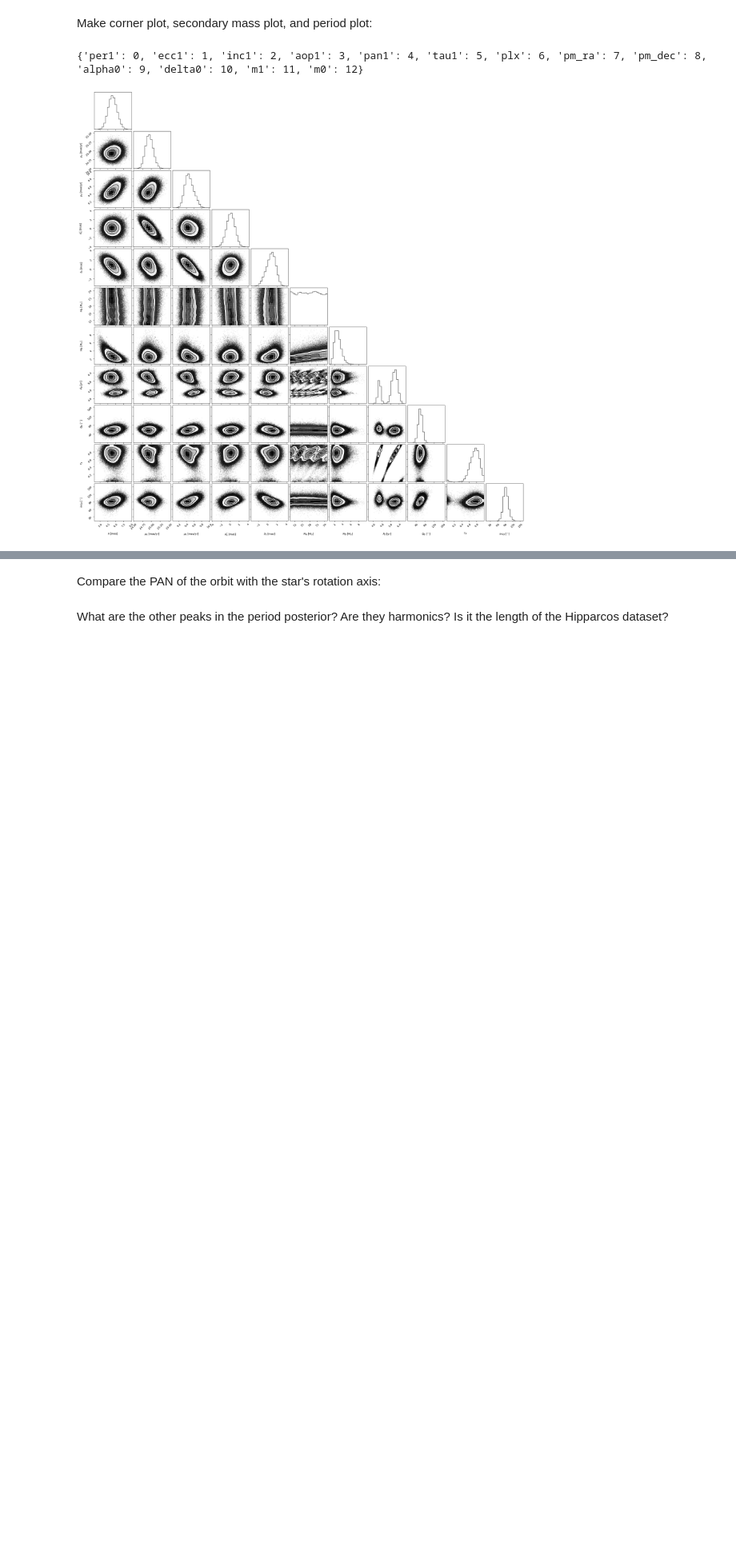
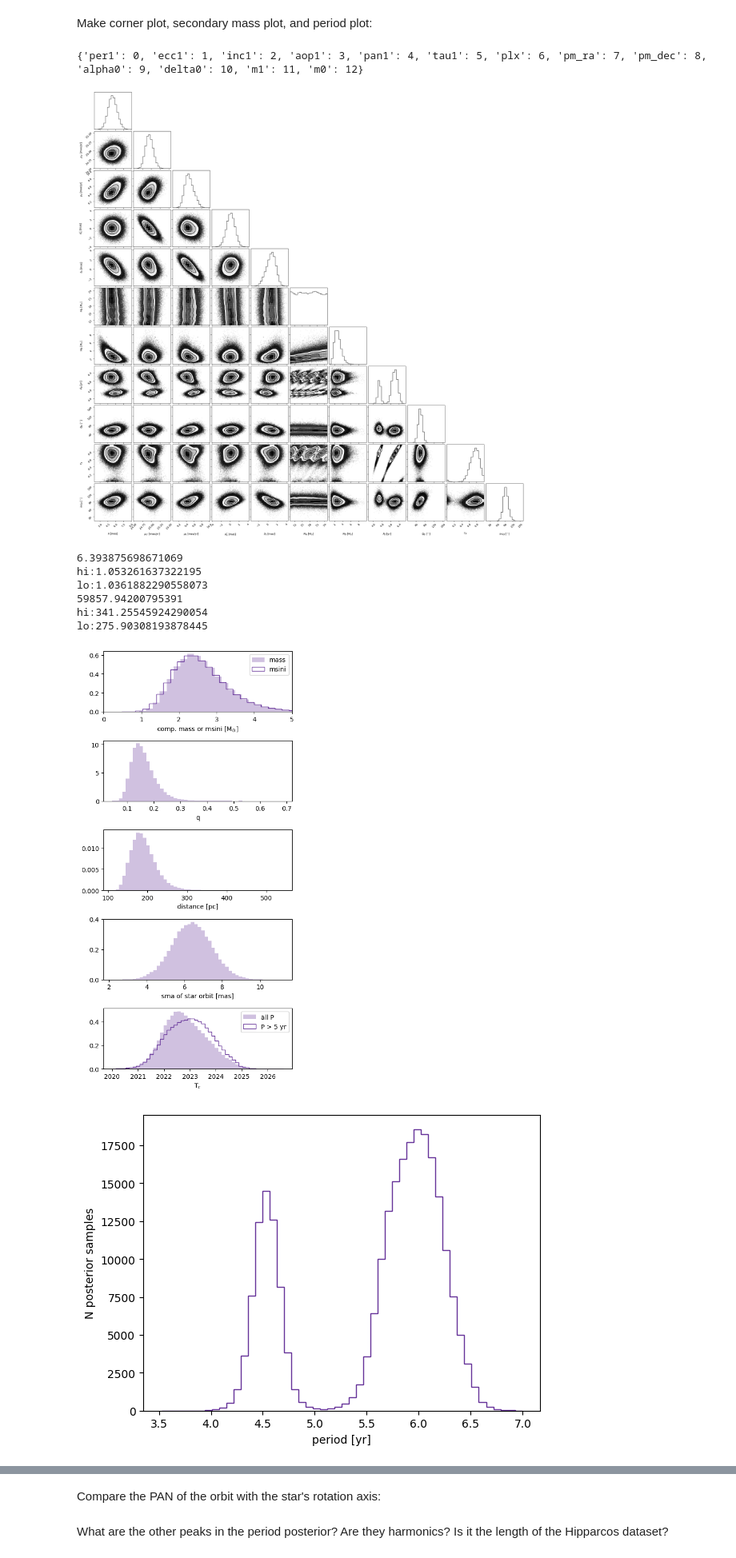
Before and after one commit to sblunt/betelgeuse, a Jupyter notebook: is_it_real.ipynb, the cells around one changed output, grey strips where cells are left out. Shown at 80% size. Saved outputs shown, nothing was run; the diff lists cells and outputs as text; code cells hidden in the pictures; blank space fills up the shorter version.

Commit message:
plotting & table tweaks

```diff
--- a/is_it_real.ipynb
+++ b/is_it_real.ipynb
@@ -234,6 +375,12 @@ sma_star_mas = (
     * 1e3
 )
 
+sma_quants = np.quantile(sma_star_mas, [0.16, 0.5, 0.84])
+print(sma_quants[1])
+print("hi:{}".format(sma_quants[2] - sma_quants[1]))
+print("lo:{}".format(sma_quants[1] - sma_quants[0]))
+
+
 ax[3].hist(sma_star_mas, bins=50, density=True, color="rebeccapurple", alpha=0.3)
 
 ax[3].set_xlabel("sma of star orbit [mas]")
@@ -268,33 +415,47 @@ ax[4].hist(
     color="rebeccapurple",
     density=True,
     alpha=0.3,
     label="all P",
 )
 ax[4].hist(
     Time(tc_post[per_mask], format="mjd").decimalyear,
     bins=50,
     color="rebeccapurple",
     density=True,
     histtype="step",
     label="P > 5 yr",
 )
 
+tc_quants = np.quantile(tc_post, [0.16, 0.5, 0.84])
+print(tc_quants[1])
+print("hi:{}".format(tc_quants[2] - tc_quants[1]))
+print("lo:{}".format(tc_quants[1] - tc_quants[0]))
+
 ax[4].legend()
 ax[4].set_xlabel("T$_c$")
 
 plt.tight_layout()
 plt.savefig("{}/mass_period.png".format(savedir), dpi=250)
 
 fig = plt.figure()
 plt.hist(
     beetle_results.post[:, beetle_results.param_idx["per1"]],
     histtype="step",
     bins=50,
     color="rebeccapurple",
 )
 plt.xlabel("period [yr]")
 plt.ylabel("N posterior samples")
 plt.savefig(f"{savedir}/period.png", dpi=250)
+# %% [output]
+6.393875698671069
+hi:1.053261637322195
+lo:1.0361882290558073
+59857.94200795391
+hi:341.25545924290054
+lo:275.90308193878445
+[figure, added]
+[figure, added]
 # %%
 # show jitter/m1 correlation
 import corner
```
Also changed, not shown: parts of 3 cells of this notebook, 8 other files.
